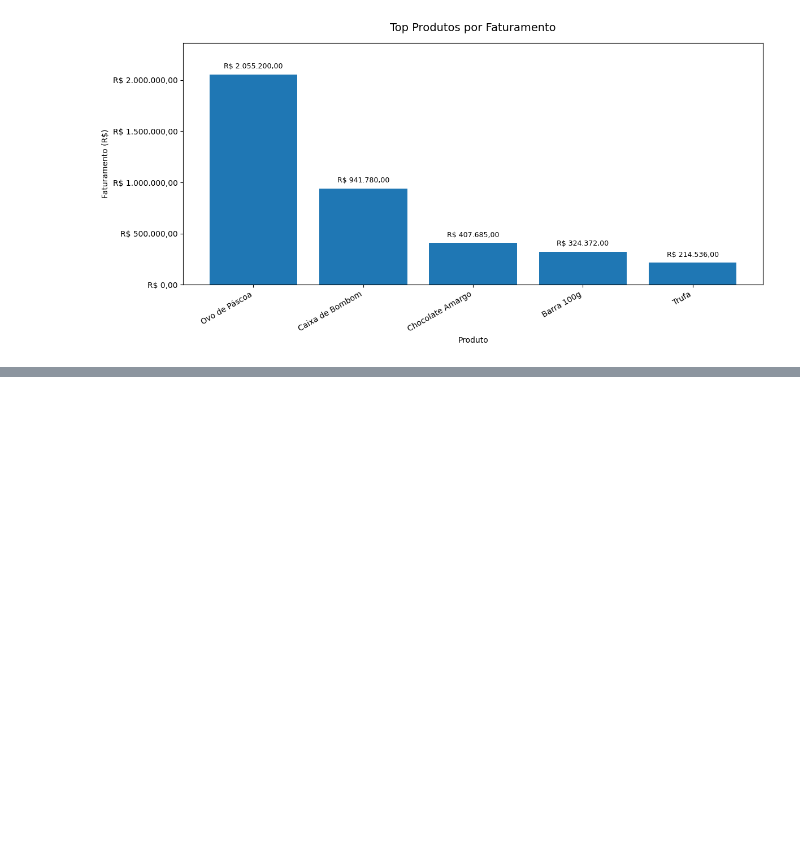
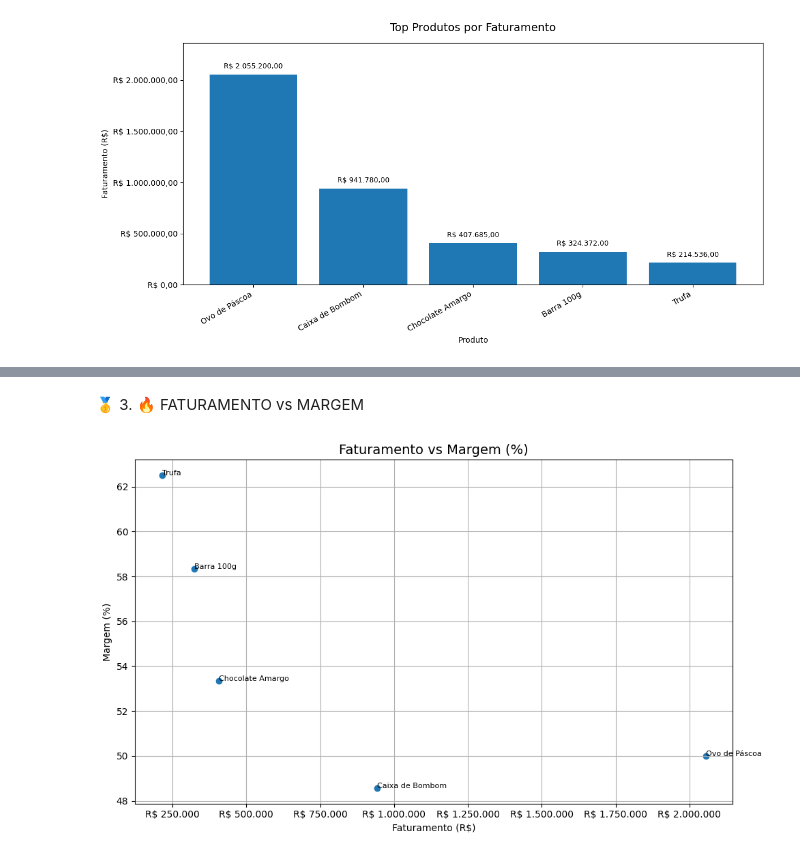
Before and after one commit to robertosulkovski/analise_dados_pandas, a Jupyter notebook: notebooks/analise_vendas.ipynb, the cells around one changed output, grey strips where cells are left out. Drawn from its saved outputs; the diff is of its cells as text; code cells hidden in the pictures; blank space fills up the shorter version.

```diff
--- a/notebooks/analise_vendas.ipynb
+++ b/notebooks/analise_vendas.ipynb
@@ -182,0 +288,33 @@ plt.show()
+# %% [markdown]
+🥇 3. 🔥 FATURAMENTO vs MARGEM
+# %%
+plt.figure(figsize=(10,6))
+
+plt.scatter(margem['faturamento'], margem['margem_%'])
+
+# formatador eixo X (R$)
+import matplotlib.ticker as mtick
+
+def formato_brl(x, pos):
+    return f'R$ {x:,.0f}'.replace(',', 'X').replace('.', ',').replace('X', '.')
+
+plt.gca().xaxis.set_major_formatter(mtick.FuncFormatter(formato_brl))
+
+# labels
+for i in margem.index:
+    plt.text(
+        margem.loc[i, 'faturamento'],
+        margem.loc[i, 'margem_%'],
+        i,
+        fontsize=8
+    )
+
+plt.title('Faturamento vs Margem (%)', fontsize=14)
+plt.xlabel('Faturamento (R$)')
+plt.ylabel('Margem (%)')
+
+plt.grid(True)
+plt.tight_layout()
+plt.show()
+# %% [output]
+[figure, added]
```
Also changed, not shown: parts of 9 cells of this notebook.
